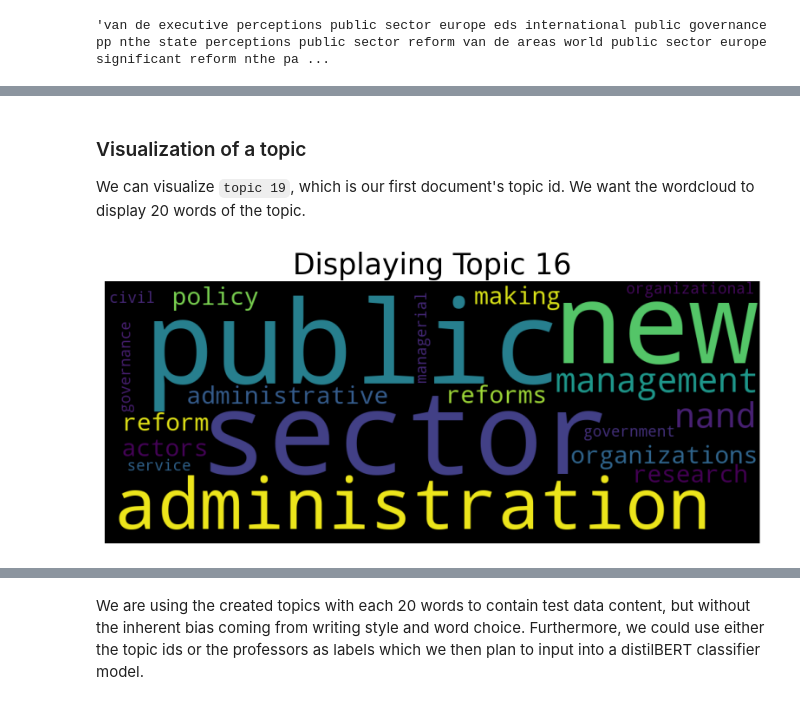
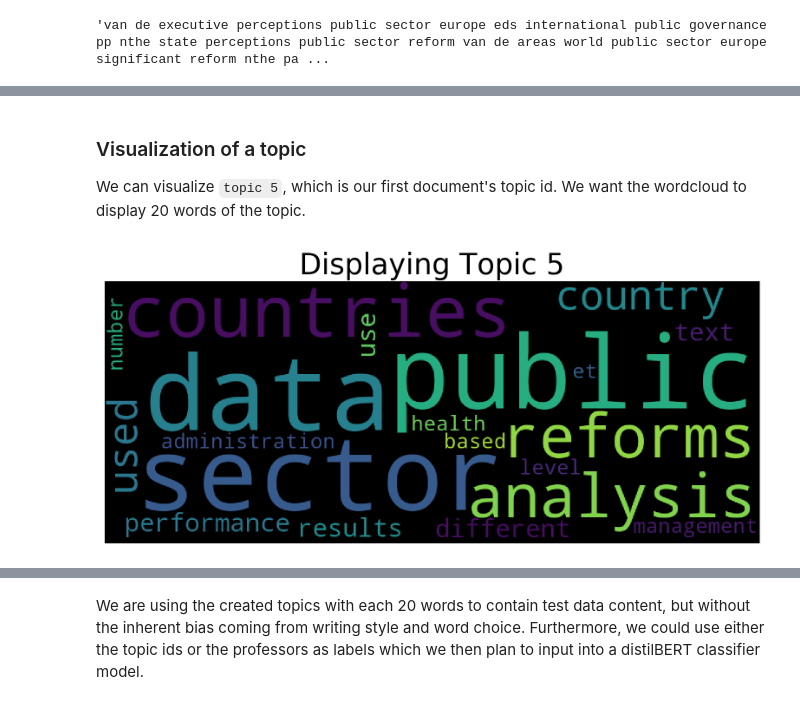
Before and after one commit to esnue/ThesisAllocationSystem, a Jupyter notebook: contextualized_topic_modeling.ipynb, the cells around one changed output, grey strips where cells are left out. Saved outputs shown, nothing was run; the diff lists cells and outputs as text; code cells hidden in the pictures.

```diff
--- a/contextualized_topic_modeling.ipynb
+++ b/contextualized_topic_modeling.ipynb
@@ -229,11 +225,11 @@ ctm.get_topic_lists(20)[topic_number] #and the topic should and could be about p
 # %% [markdown]
 ### Visualization of a topic
 
-We can visualize `topic 19`, which is our first document's topic id. We want the wordcloud to display 20 words of the topic.
+We can visualize `topic 5`, which is our first document's topic id. We want the wordcloud to display 20 words of the topic.
 # %%
-ctm.get_wordcloud(topic_id=16, n_words=20)
+ctm.get_wordcloud(topic_id=topic_number, n_words=20)
 # %% [output]
-[figure, old version]
+[figure, new version]
 # %%
 print(type(topics_predictions))
 print(len(topics_predictions))
```
Also changed, not shown: parts of 23 cells of this notebook.
